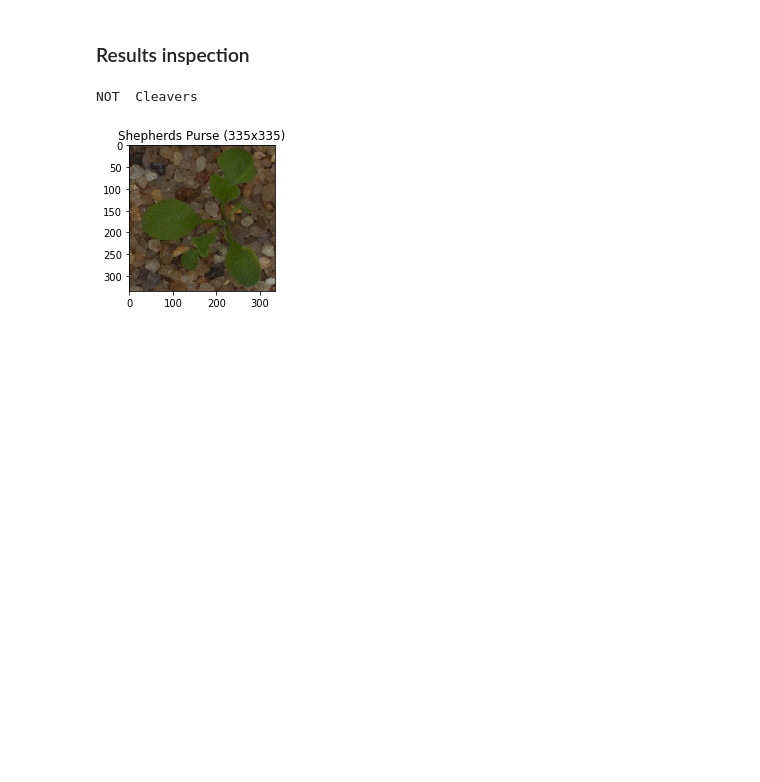
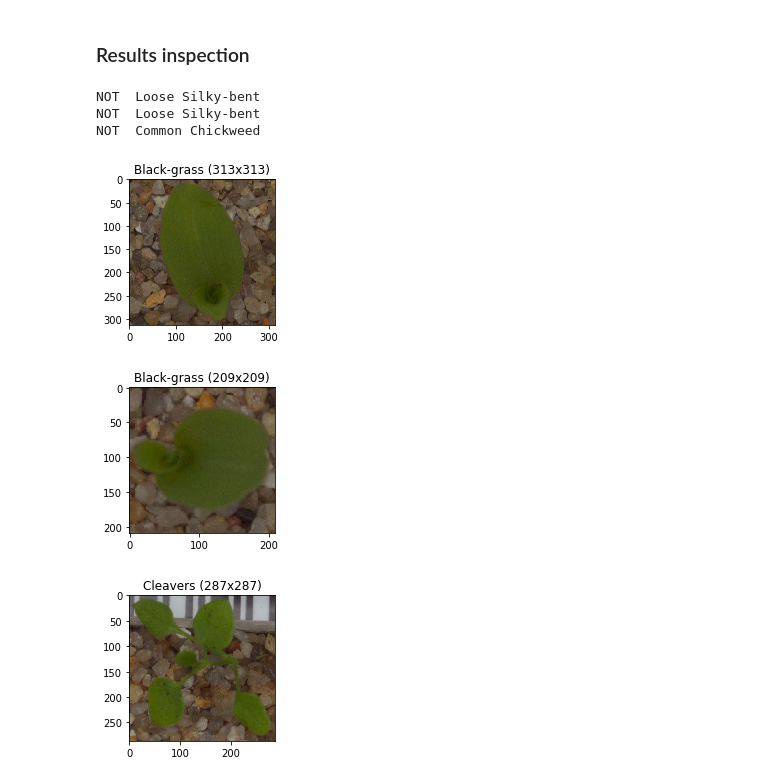
Before and after one commit to jamesr2323/deep_learning, a Jupyter notebook: multi_class_image_classification.ipynb, the cells around one changed output. Saved outputs shown, nothing was run; the diff lists cells and outputs as text; code cells hidden in the pictures; blank space fills up the shorter version.

```diff
--- a/multi_class_image_classification.ipynb
+++ b/multi_class_image_classification.ipynb
@@ -272,11 +272,15 @@ So we manged to get to 97.64% using a 97.0% and a 97.39%. Every little helps - t
 # %%
 # Get all the incorrectly classified indexes:
 incorrect_idxs = [i for i, x in enumerate([x==y for x,y in zip(y, preds)]) if not x]
 
-for _ in range(1,)
-idx_idx = random.randint(0,len(incorrect_idxs)-1)
-print("NOT ",data.classes[preds[incorrect_idxs[idx_idx]]])
-plot_images(data.test_ds, y, data.classes, incorrect_idxs[idx_idx:idx_idx+1])
+for _ in range(1,4):
+    idx_idx = random.randint(0,len(incorrect_idxs)-1)
+    print("NOT ",data.classes[preds[incorrect_idxs[idx_idx]]])
+    plot_images(data.test_ds, y, data.classes, incorrect_idxs[idx_idx:idx_idx+1])
 # %% [output]
-NOT  Cleavers
+NOT  Loose Silky-bent
+NOT  Loose Silky-bent
+NOT  Common Chickweed
-[figure, old version]
+[figure, new version]
+[figure, added]
+[figure, added]
```
Also changed, not shown: 1 other file.
